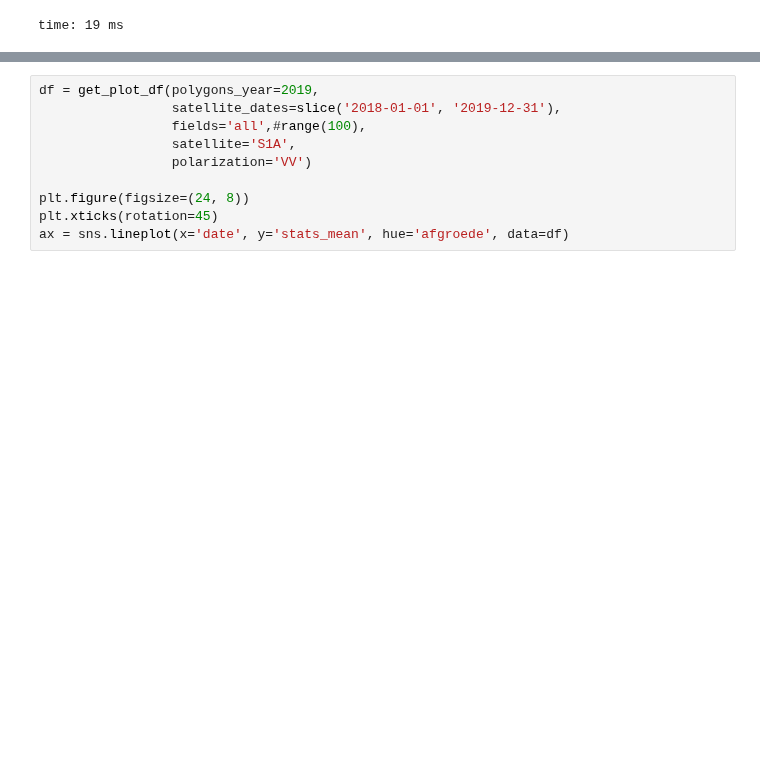
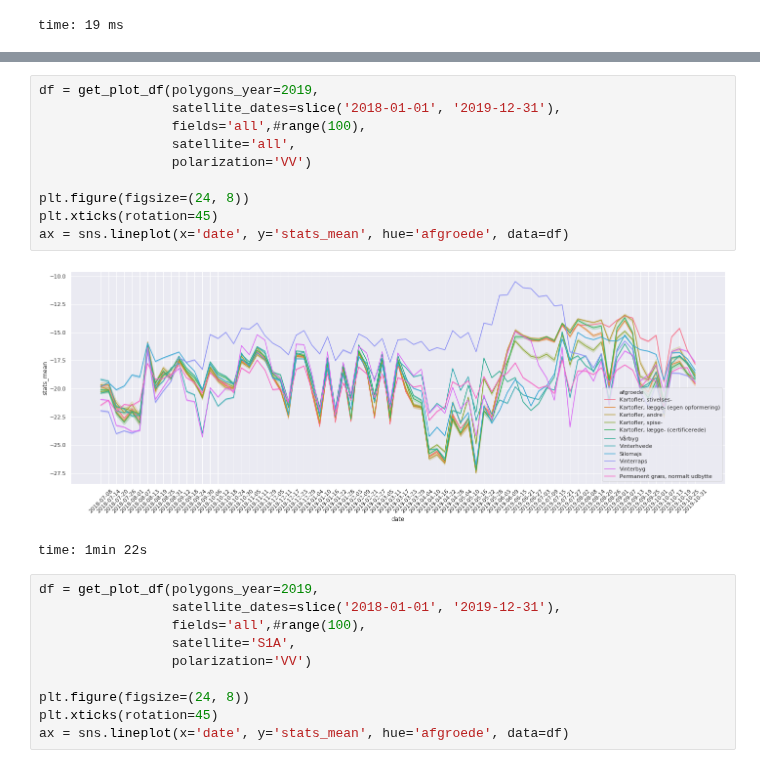
Before and after one commit to JacobJeppesen/PublicSectorConsultancy, a Jupyter notebook: potato_nematode_predictor/notebooks/PotatoNematodePredictor.ipynb, the cells around one changed output, grey strips where cells are left out. Cells and saved outputs as stored; diff of their text form; blank space fills up the shorter version.

```diff
--- a/potato_nematode_predictor/notebooks/PotatoNematodePredictor.ipynb
+++ b/potato_nematode_predictor/notebooks/PotatoNematodePredictor.ipynb
@@ -366,3 +366,16 @@ time: 28.2 ms
+# %%
+df = get_plot_df(polygons_year=2019,
+                 satellite_dates=slice('2018-01-01', '2019-12-31'),
+                 fields='all',#range(100),
+                 satellite='all',
+                 polarization='VV')
+
+plt.figure(figsize=(24, 8))
+plt.xticks(rotation=45)
+ax = sns.lineplot(x='date', y='stats_mean', hue='afgroede', data=df)
+# %% [output]
+[figure, added]
+time: 1min 22s
 # %%
 df = get_plot_df(polygons_year=2019,
                  satellite_dates=slice('2018-01-01', '2019-12-31'),
```
Also changed, not shown: parts of 2 cells of this notebook, 1 other file.
